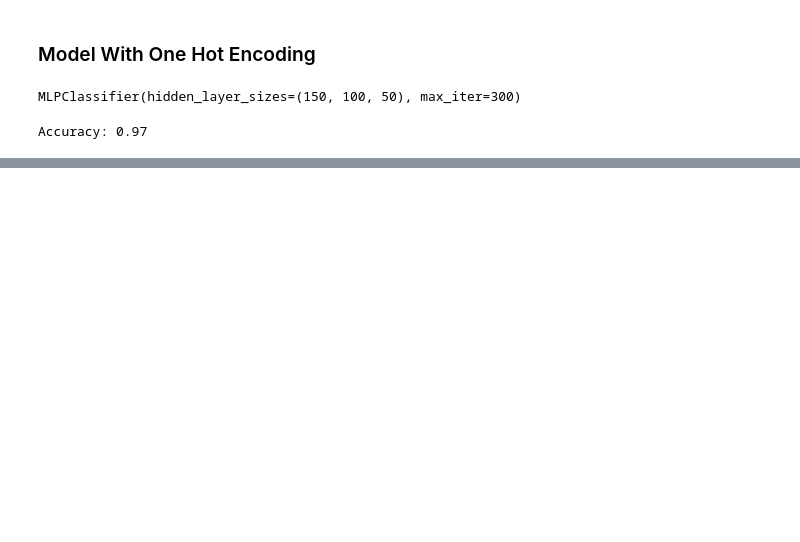
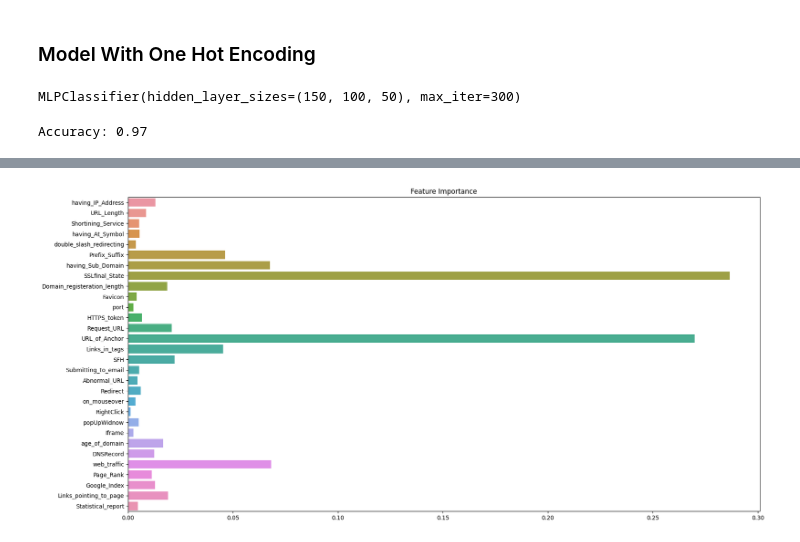
Before and after one commit to vsuraj25/Phishing-Domain-Detection, a Jupyter notebook: research/model_training.ipynb, the cells around one changed output, grey strips where cells are left out. Cells and saved outputs as stored; diff of their text form; code cells hidden in the pictures; blank space fills up the shorter version.

```diff
--- a/research/model_training.ipynb
+++ b/research/model_training.ipynb
@@ -310,0 +369,7 @@ cm_display.plot()
+# %%
+plt.figure(figsize=(20,10))
+sns.barplot(x = rfc.feature_importances_, y = x_train.columns)
+plt.title('Feature Importance')
+plt.show()
+# %% [output]
+[figure, added]
```
Also changed, not shown: parts of 16 cells of this notebook, 8 other files.
